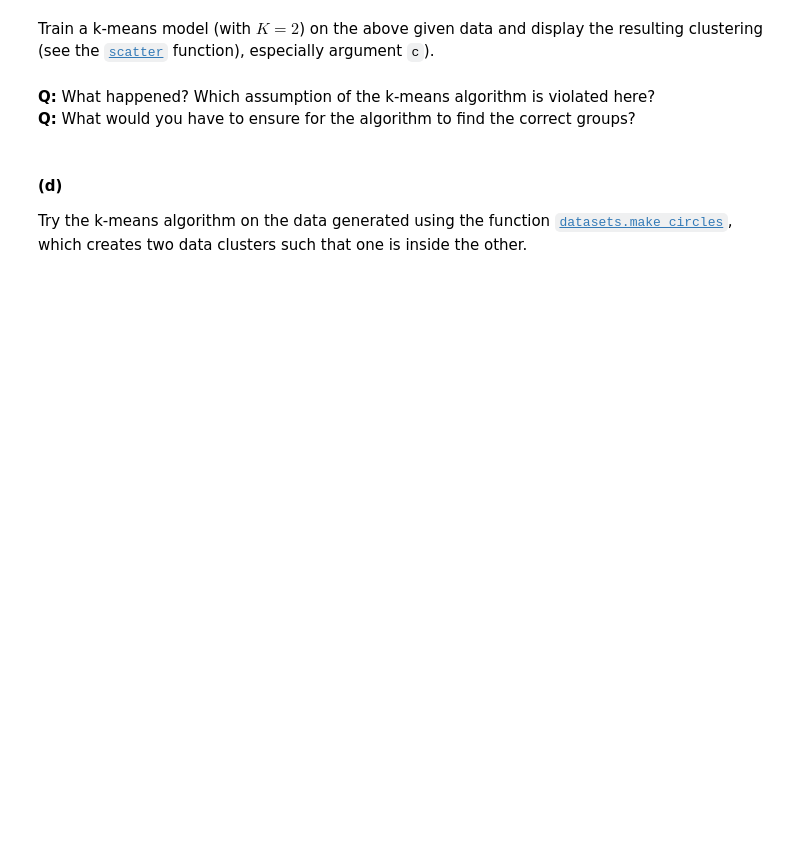
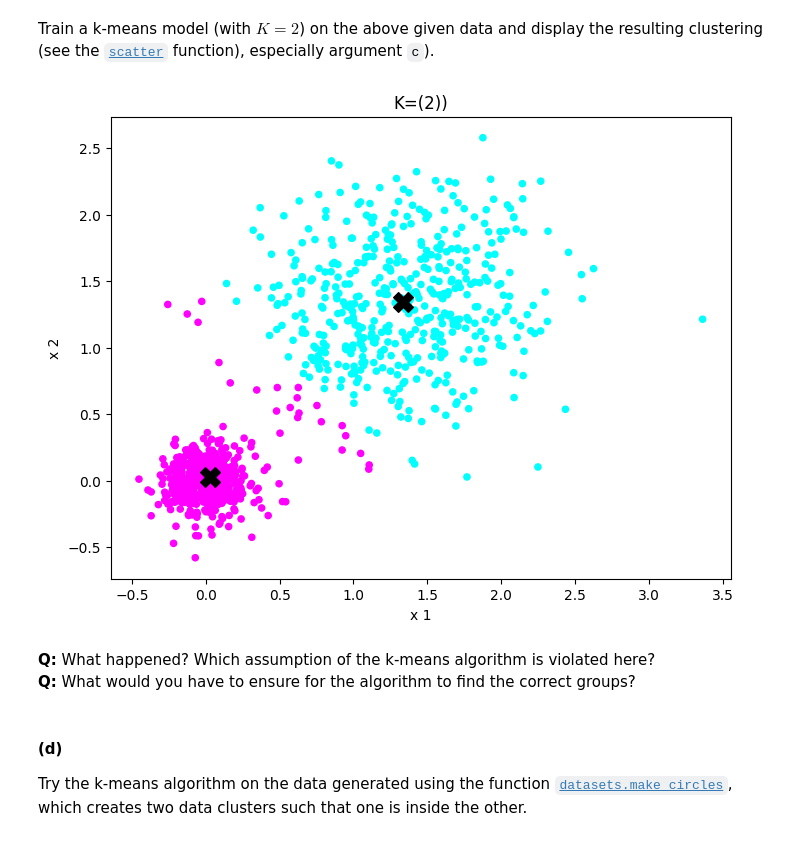
Before and after one commit to Emsamax/ML_croatia, a Jupyter notebook: ML1-2025-LAB4.ipynb, the cells around one changed output. Cells and saved outputs as stored; diff of their text form; code cells hidden in the pictures; blank space fills up the shorter version.

```diff
--- a/ML1-2025-LAB4.ipynb
+++ b/ML1-2025-LAB4.ipynb
@@ -630,3 +693,17 @@ Train a k-means model (with $K=2$) on the above given data and display the resul
+# %%
+kmeans_c = KMeans(n_clusters=2, random_state=96)
+y_pred_c = kmeans_c.fit_predict(X1)
+
+plt.figure(figsize=(8, 6))
+plt.scatter(X1[:, 0], X1[:, 1], c=y_pred_c, cmap=plt.get_cmap("cool"), s=20)
+plt.scatter(kmeans_c.cluster_centers_[:, 0], kmeans_c.cluster_centers_[:, 1],
+            marker='X', s=200, c='black', label='Centroids')
+plt.title('K=(2))')
+plt.xlabel('x 1')
+plt.ylabel('x 2')
+plt.show()
+# %% [output]
+[figure, added]
 # %% [markdown]
 **Q:** What happened? Which assumption of the k-means algorithm is violated here?
 **Q:** What would you have to ensure for the algorithm to find the correct groups?
```
Also changed, not shown: parts of 19 cells of this notebook.
